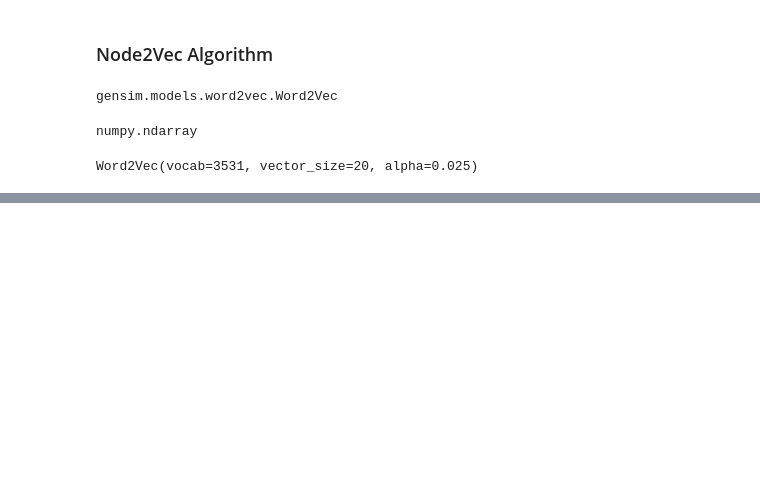
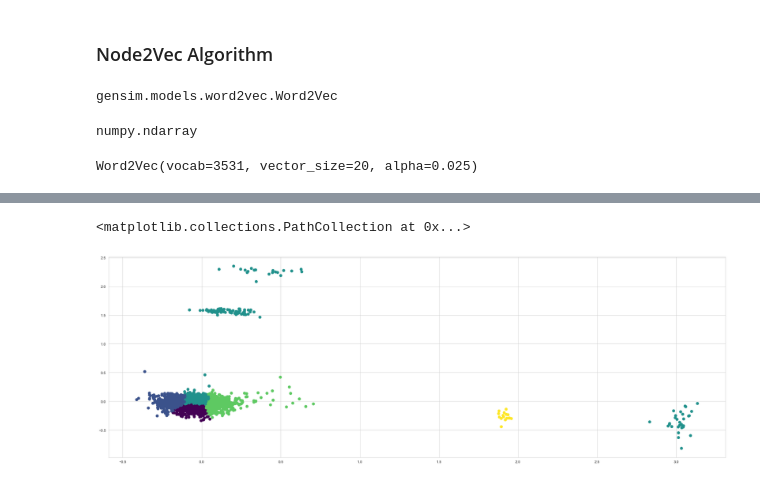
Before and after one commit to nebipeker/Analyzing-Transaction-Graphs-for-Price-Prediction-of-Bitcoin, a Jupyter notebook: Relevant/node2vec_implementation_template.ipynb, the cells around one changed output, grey strips where cells are left out. Cells and saved outputs as stored; diff of their text form; code cells hidden in the pictures; blank space fills up the shorter version.

```diff
--- a/Relevant/node2vec_implementation_template.ipynb
+++ b/Relevant/node2vec_implementation_template.ipynb
@@ -57,0 +143,8 @@ tsne = TSNE(n_components=2, random_state=7, perplexity=15)
+# %%
+model = SpectralClustering(n_clusters=5, affinity='nearest_neighbors',
+                           assign_labels='kmeans')
+labels = model.fit_predict(df_)
+plt.scatter(df_.iloc[:, 0], df_.iloc[:, 1], c=labels, s=50, cmap='viridis')
+# %% [output]
+<matplotlib.collections.PathCollection at 0x...>
+[figure, added]
```
Also changed, not shown: parts of 22 cells of this notebook, 5 other files.
